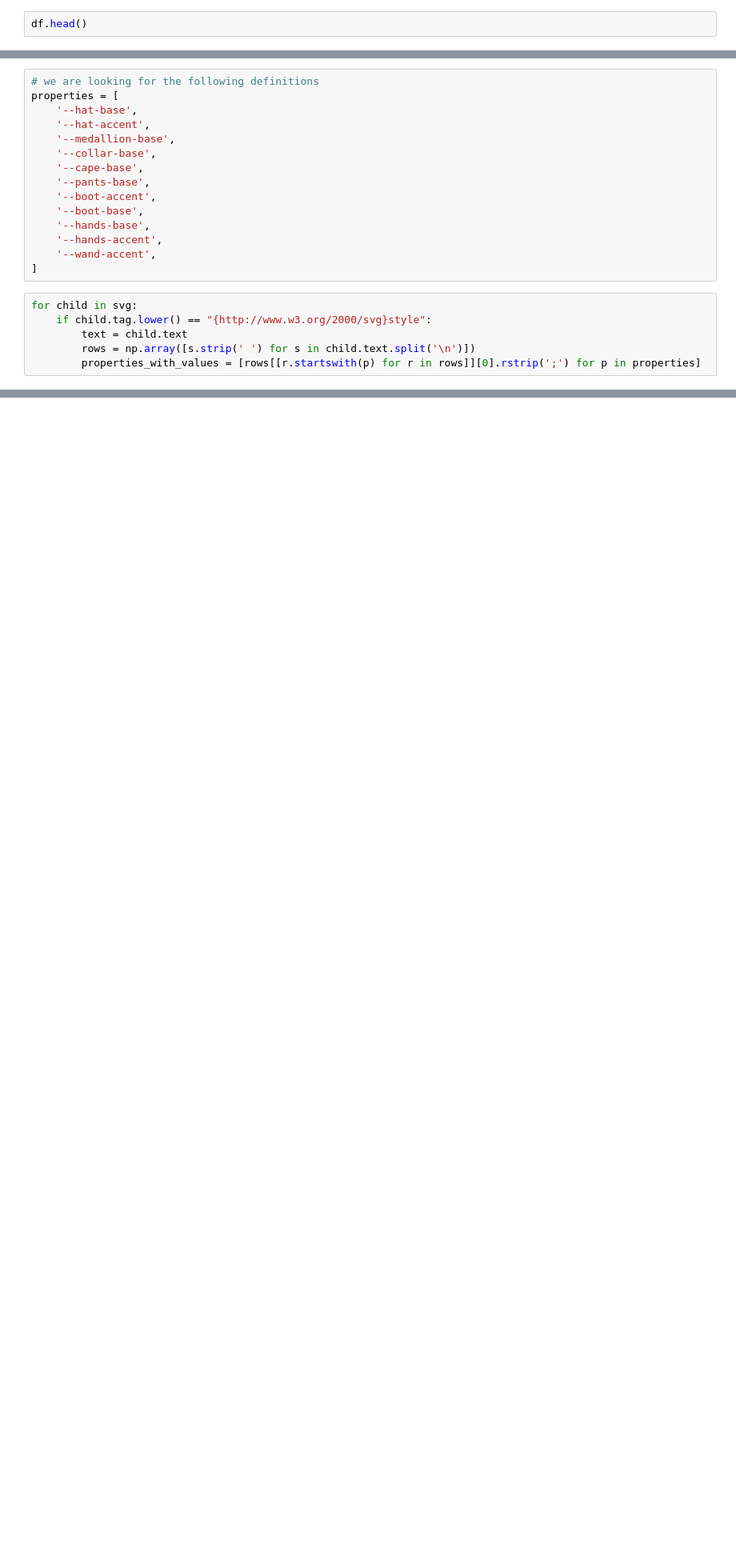
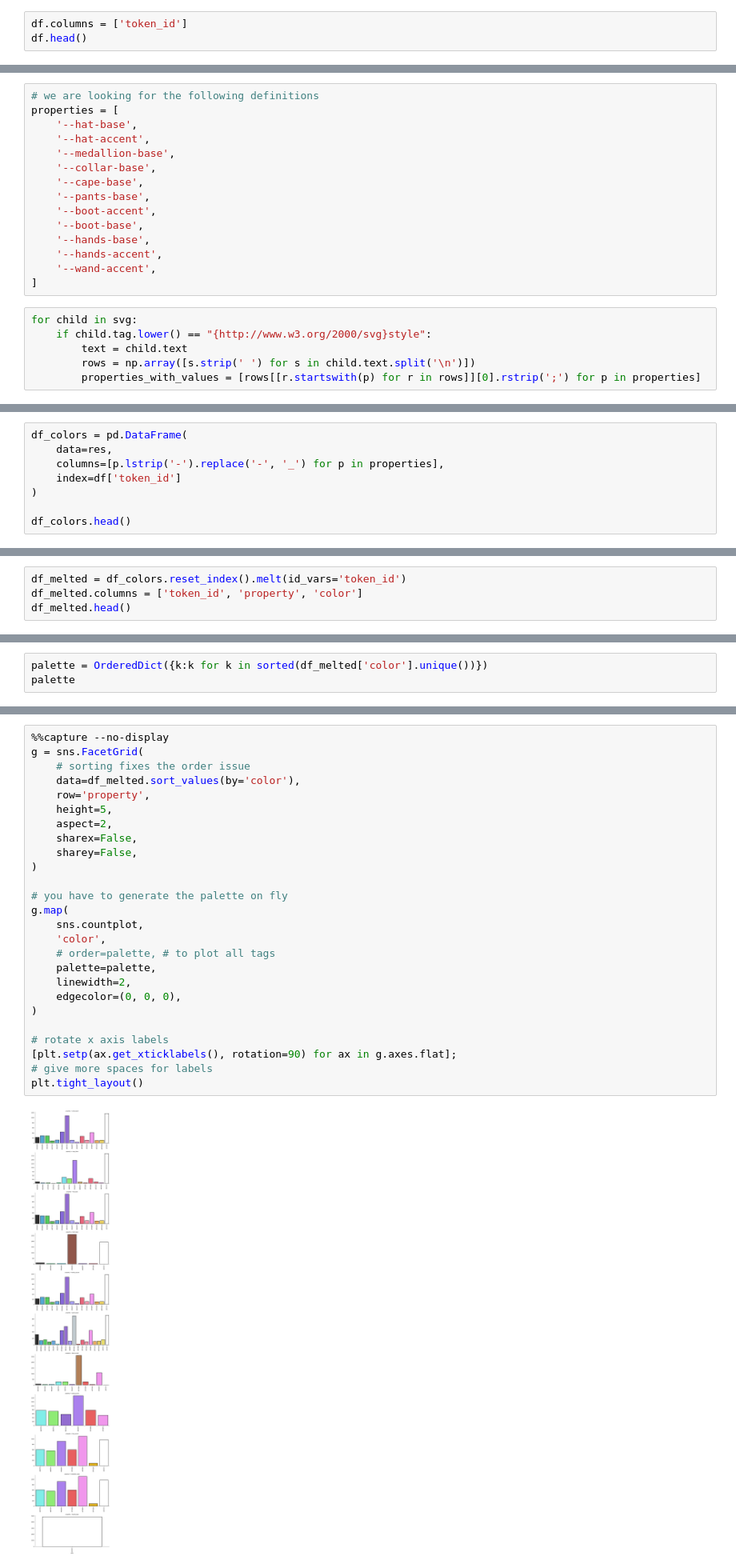
Before and after one commit to milkyklim/glass-of-milk, a Jupyter notebook: cheeze-wizard/notebooks/parse-svg.ipynb, the cells around one changed output, grey strips where cells are left out. Shown: that part at 80% size. Saved outputs shown, nothing was run; the diff lists cells and outputs as text; blank space fills up the shorter version.

Commit message:
add notebook with final plots for colors (with binaries)

```diff
--- a/cheeze-wizard/notebooks/parse-svg.ipynb
+++ b/cheeze-wizard/notebooks/parse-svg.ipynb
@@ -12,4 +17,5 @@ df = pd.read_csv(
     os.path.join(DATAPATH, 'token_id.csv')
 )
 # %%
+df.columns = ['token_id']
 df.head()
@@ -51,0 +90,8 @@ for child in svg:
+# %%
+df_colors = pd.DataFrame(
+    data=res,
+    columns=[p.lstrip('-').replace('-', '_') for p in properties],
+    index=df['token_id']
+)
+
+df_colors.head()
@@ -51,0 +106,4 @@ for child in svg:
+# %%
+df_melted = df_colors.reset_index().melt(id_vars='token_id')
+df_melted.columns = ['token_id', 'property', 'color']
+df_melted.head()
@@ -51,0 +117,3 @@ for child in svg:
+# %%
+palette = OrderedDict({k:k for k in sorted(df_melted['color'].unique())})
+palette
@@ -51,0 +138,28 @@ for child in svg:
+# %%
+%%capture --no-display
+g = sns.FacetGrid(
+    # sorting fixes the order issue
+    data=df_melted.sort_values(by='color'),
+    row='property',
+    height=5,
+    aspect=2,
+    sharex=False,
+    sharey=False,
+)
+
+# you have to generate the palette on fly
+g.map(
+    sns.countplot,
+    'color',
+    # order=palette, # to plot all tags
+    palette=palette,
+    linewidth=2,
+    edgecolor=(0, 0, 0),
+)
+
+# rotate x axis labels
+[plt.setp(ax.get_xticklabels(), rotation=90) for ax in g.axes.flat];
+# give more spaces for labels
+plt.tight_layout()
+# %% [output]
+[figure, added]
```
Also changed, not shown: parts of 11 cells of this notebook.
